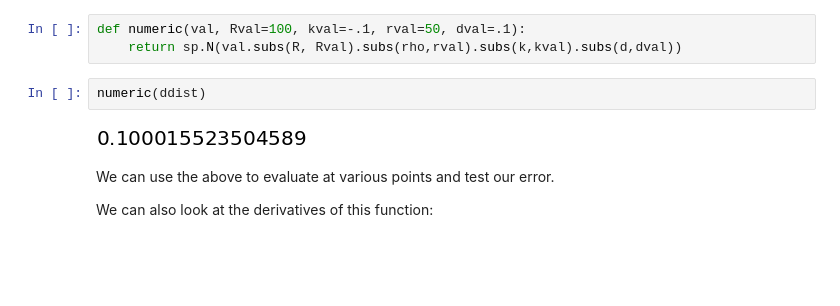
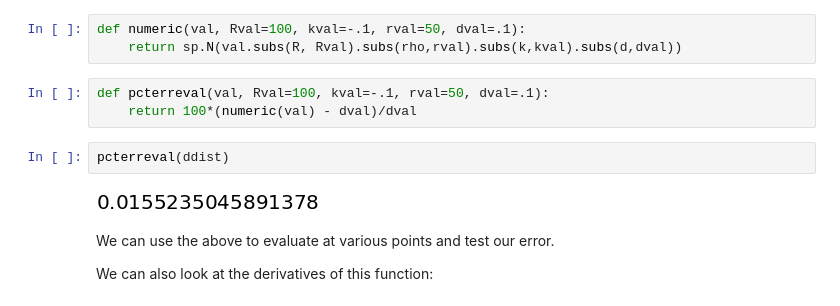
Before and after one commit to DaveBoettger/mfdocumentation, a Jupyter notebook: z_proj_first_order.ipynb, the cells around one changed output. Drawn from its saved outputs; the diff is of its cells as text; blank space fills up the shorter version.

```diff
--- a/z_proj_first_order.ipynb
+++ b/z_proj_first_order.ipynb
@@ -96,10 +102,13 @@ ddist
 # %%
 def numeric(val, Rval=100, kval=-.1, rval=50, dval=.1):
     return sp.N(val.subs(R, Rval).subs(rho,rval).subs(k,kval).subs(d,dval))
+# %%
+def pcterreval(val, Rval=100, kval=-.1, rval=50, dval=.1):
+    return 100*(numeric(val) - dval)/dval
 # %%
-numeric(ddist)
+pcterreval(ddist)
 # %% [output]
-[figure, old version]
+[figure, new version]
 # %% [markdown]
 We can use the above to evaluate at various points and test our error.
 
```
Also changed, not shown: parts of 13 cells of this notebook.
